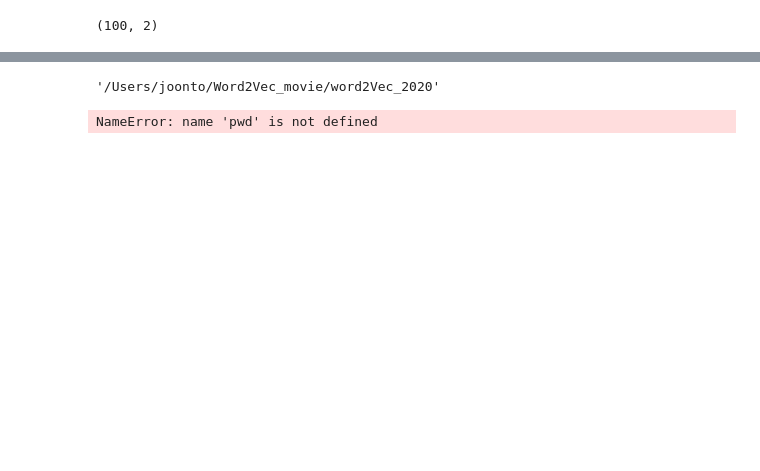
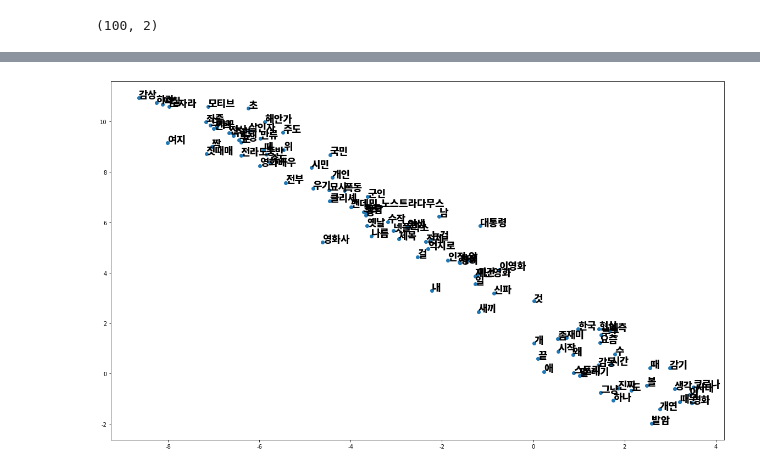
Before and after one commit to joontohub/Word2Vec_CoronaVirus_DataAnalysis_System, a Jupyter notebook: word2Vec_2020/Word2VecSystem_2020.ipynb, the cells around one changed output, grey strips where cells are left out. Drawn from its saved outputs; the diff is of its cells as text; code cells hidden in the pictures; blank space fills up the shorter version.

```diff
--- a/word2Vec_2020/Word2VecSystem_2020.ipynb
+++ b/word2Vec_2020/Word2VecSystem_2020.ipynb
@@ -476,25 +476,21 @@ contagion_df.head(10)
-# %%
-pwd
-# %% [output]
-'/Users/joonto/Word2Vec_movie/word2Vec_2020'
 # %%
 import matplotlib.font_manager as fm
 import matplotlib.pyplot as plt
 
-path = '/Users/joonto/Word2Vec_movie/word2Vec_2020'
+path = '/Users/joonto/Word2Vec_movie/NotoSansCJKkr-Black.otf'
 fontprop = fm.FontProperties(fname=path, size=18)
 
 flu_fig = plt.figure()
 flu_fig.set_size_inches(20, 12)
 flu_ax = flu_fig.add_subplot(1, 1, 1)
 
 flu_ax.scatter(flu_df['x'], flu_df['y'])
 
 for word, pos in flu_df.iterrows():
     flu_ax.annotate(word, pos, fontproperties=fontprop)
 plt.show()
 # %% [output]
-NameError: name 'pwd' is not defined
+[figure, added]
 # %%
 contagion_fig = plt.figure()
 contagion_fig.set_size_inches(20, 12)
```
Also changed, not shown: parts of 25 cells of this notebook, 17 other files.
